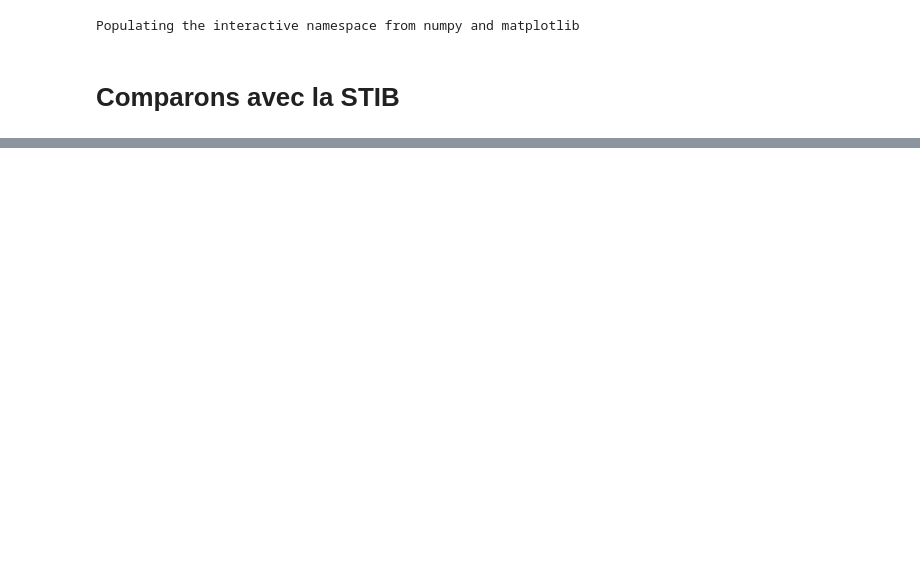
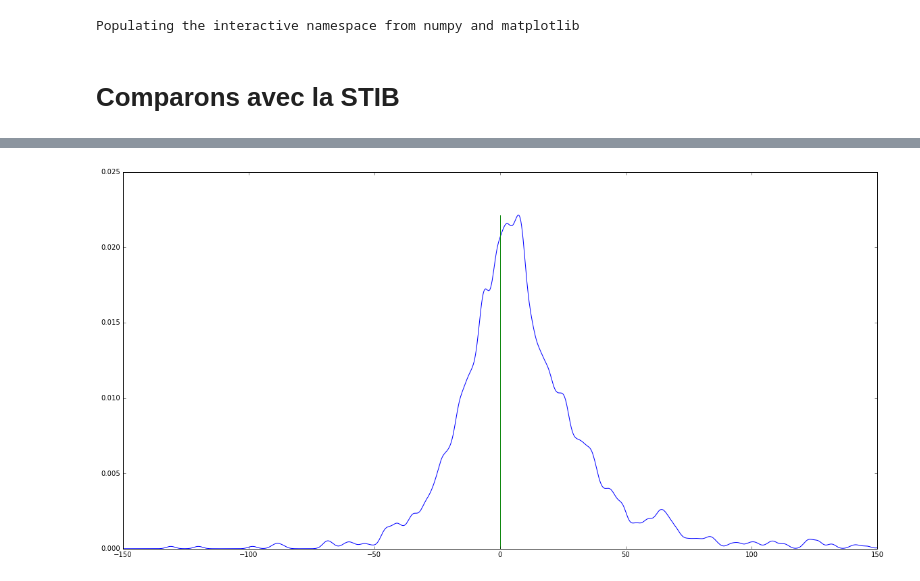
Before and after one commit to C4ptainCrunch/info-f-308, a Jupyter notebook: recherche/compare-results.ipynb, the cells around one changed output, grey strips where cells are left out. Cells and saved outputs as stored; diff of their text form; code cells hidden in the pictures; blank space fills up the shorter version.

```diff
--- a/recherche/compare-results.ipynb
+++ b/recherche/compare-results.ipynb
@@ -198,0 +204,19 @@ statistics.mean(errors)
+# %%
+from math import cos, sin, pi
+a = pi/4
+data = [x * cos(a) - y * sin(a) for x,y in zip(stib_errors, knn_errors)]
+
+cf = 0.05
+density = gaussian_kde(data)
+xs = np.linspace(-150, 150,1000)
+density.covariance_factor = lambda : cf
+density._compute_covariance()
+plt.plot(xs,density(xs))
+plt.plot([0, 0], [0, max(density(xs))])
+
+
+plt.xlim(-150,150)
+
+plt.show()
+# %% [output]
+[figure, added]
```
Also changed, not shown: parts of 27 cells of this notebook, 5 other files.
